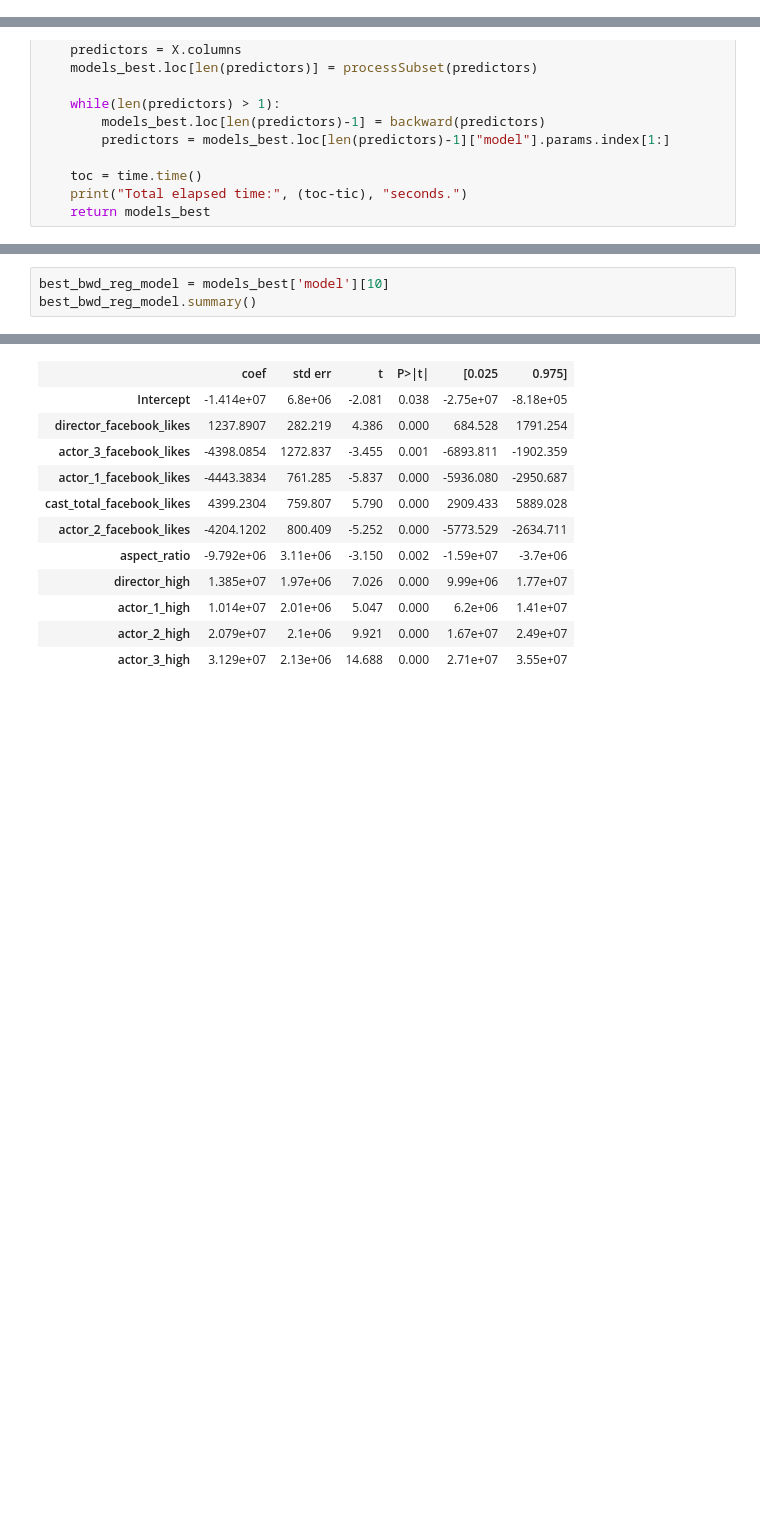
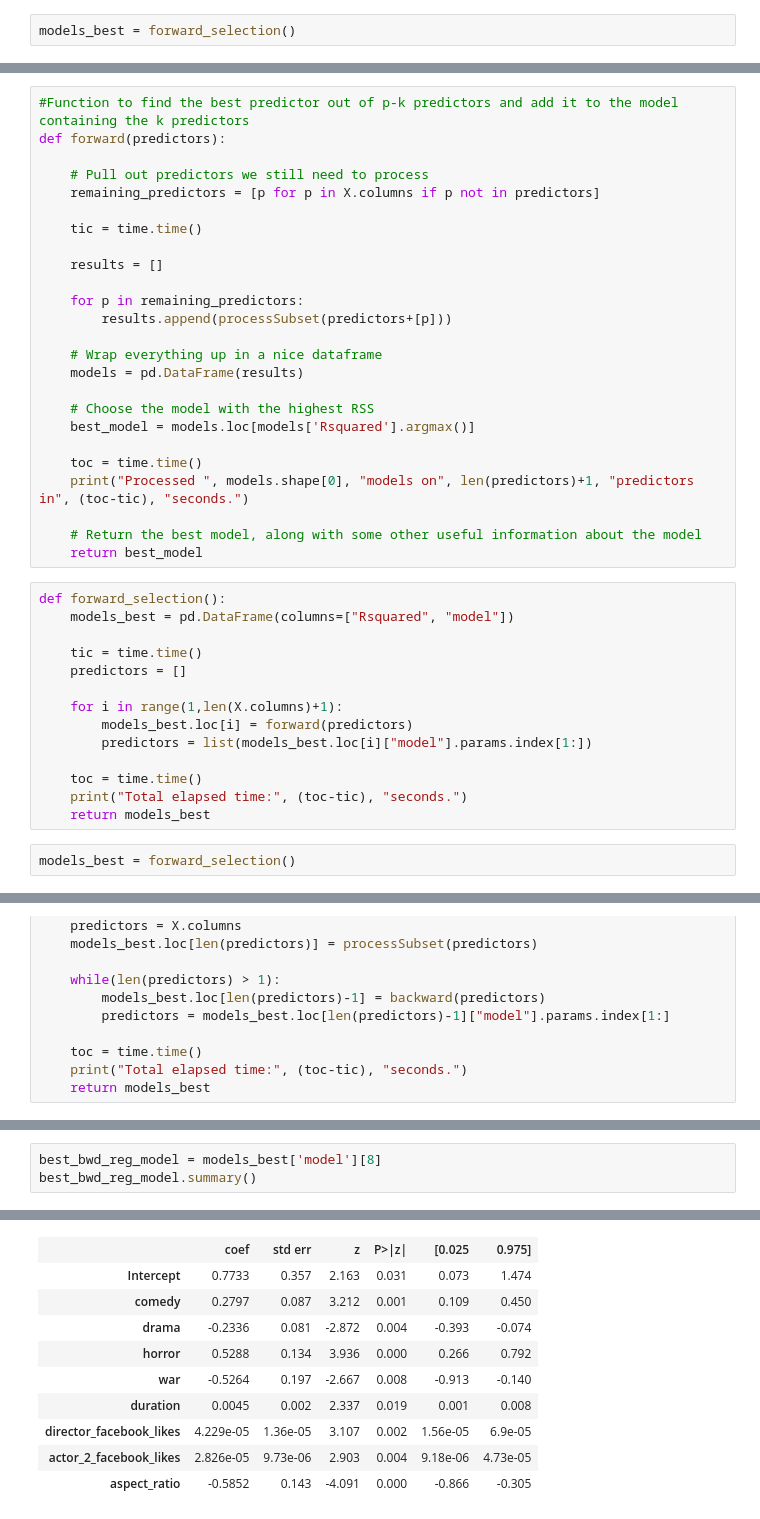
Before and after one commit to diegoschum/Zzzz, a Jupyter notebook: Final_Report_/final_model.ipynb, the cells around one changed output, grey strips where cells are left out. Saved outputs shown, nothing was run; the diff lists cells and outputs as text; blank space fills up the shorter version.

```diff
--- a/Final_Report_/final_model.ipynb
+++ b/Final_Report_/final_model.ipynb
@@ -123,0 +418,2 @@ Precision of 88.3%!
+# %%
+models_best = forward_selection()
@@ -324,0 +867,41 @@ Index(['const', 'cast_total_facebook_likes', 'aspect_ratio', 'director_high',
+# %%
+#Function to find the best predictor out of p-k predictors and add it to the model containing the k predictors
+def forward(predictors):
+
+    # Pull out predictors we still need to process
+    remaining_predictors = [p for p in X.columns if p not in predictors]
+
+    tic = time.time()
+
+    results = []
+
+    for p in remaining_predictors:
+        results.append(processSubset(predictors+[p]))
+
+    # Wrap everything up in a nice dataframe
+    models = pd.DataFrame(results)
+
+    # Choose the model with the highest RSS
+    best_model = models.loc[models['Rsquared'].argmax()]
+
+    toc = time.time()
+    print("Processed ", models.shape[0], "models on", len(predictors)+1, "predictors in", (toc-tic), "seconds.")
+
+    # Return the best model, along with some other useful information about the model
+    return best_model
+# %%
+def forward_selection():
+    models_best = pd.DataFrame(columns=["Rsquared", "model"])
+
+    tic = time.time()
+    predictors = []
+
+    for i in range(1,len(X.columns)+1):
+        models_best.loc[i] = forward(predictors)
+        predictors = list(models_best.loc[i]["model"].params.index[1:])
+
+    toc = time.time()
+    print("Total elapsed time:", (toc-tic), "seconds.")
+    return models_best
+# %%
+models_best = forward_selection()
@@ -428,4 +1025,4 @@ Based on BIC, 10 predictors are optimal. Based on AIC, 17 predictors are optimal
 # %%
-best_bwd_reg_model = models_best['model'][10]
+best_bwd_reg_model = models_best['model'][8]
 best_bwd_reg_model.summary()
 # %% [output]
@@ -442,12 +1037,10 @@ OLS Regression Results
-|  | coef | std err | t | P>|t| | [0.025 | 0.975] |
-| Intercept | -1.414e+07 | 6.8e+06 | -2.081 | 0.038 | -2.75e+07 | -8.18e+05 |
-| director_facebook_likes | 1237.8907 | 282.219 | 4.386 | 0.000 | 684.528 | 1791.254 |
-| actor_3_facebook_likes | -4398.0854 | 1272.837 | -3.455 | 0.001 | -6893.811 | -1902.359 |
-| actor_1_facebook_likes | -4443.3834 | 761.285 | -5.837 | 0.000 | -5936.080 | -2950.687 |
-| cast_total_facebook_likes | 4399.2304 | 759.807 | 5.790 | 0.000 | 2909.433 | 5889.028 |
-| actor_2_facebook_likes | -4204.1202 | 800.409 | -5.252 | 0.000 | -5773.529 | -2634.711 |
-| aspect_ratio | -9.792e+06 | 3.11e+06 | -3.150 | 0.002 | -1.59e+07 | -3.7e+06 |
-| director_high | 1.385e+07 | 1.97e+06 | 7.026 | 0.000 | 9.99e+06 | 1.77e+07 |
-| actor_1_high | 1.014e+07 | 2.01e+06 | 5.047 | 0.000 | 6.2e+06 | 1.41e+07 |
-| actor_2_high | 2.079e+07 | 2.1e+06 | 9.921 | 0.000 | 1.67e+07 | 2.49e+07 |
-| actor_3_high | 3.129e+07 | 2.13e+06 | 14.688 | 0.000 | 2.71e+07 | 3.55e+07 |
+|  | coef | std err | z | P>|z| | [0.025 | 0.975] |
+| Intercept | 0.7733 | 0.357 | 2.163 | 0.031 | 0.073 | 1.474 |
+| comedy | 0.2797 | 0.087 | 3.212 | 0.001 | 0.109 | 0.450 |
+| drama | -0.2336 | 0.081 | -2.872 | 0.004 | -0.393 | -0.074 |
+| horror | 0.5288 | 0.134 | 3.936 | 0.000 | 0.266 | 0.792 |
+| war | -0.5264 | 0.197 | -2.667 | 0.008 | -0.913 | -0.140 |
+| duration | 0.0045 | 0.002 | 2.337 | 0.019 | 0.001 | 0.008 |
+| director_facebook_likes | 4.229e-05 | 1.36e-05 | 3.107 | 0.002 | 1.56e-05 | 6.9e-05 |
+| actor_2_facebook_likes | 2.826e-05 | 9.73e-06 | 2.903 | 0.004 | 9.18e-06 | 4.73e-05 |
+| aspect_ratio | -0.5852 | 0.143 | -4.091 | 0.000 | -0.866 | -0.305 |
```
Also changed, not shown: parts of 136 cells of this notebook.
